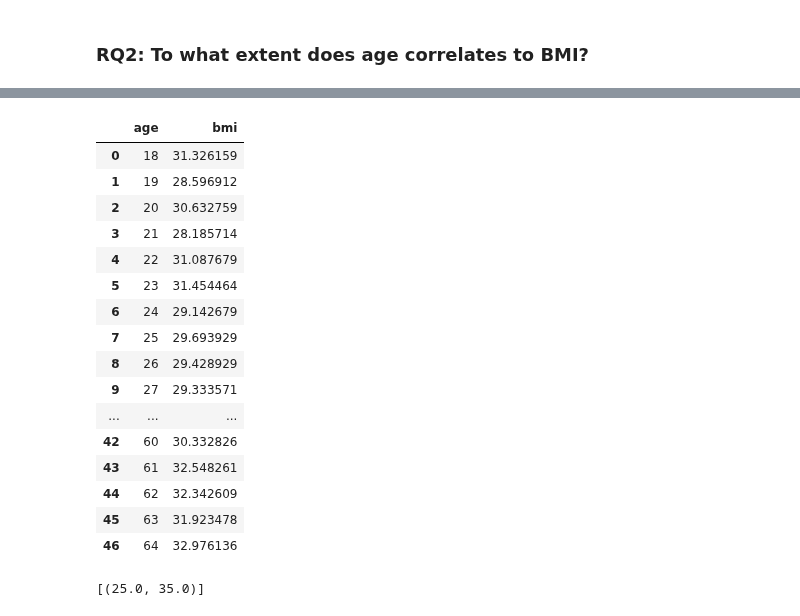
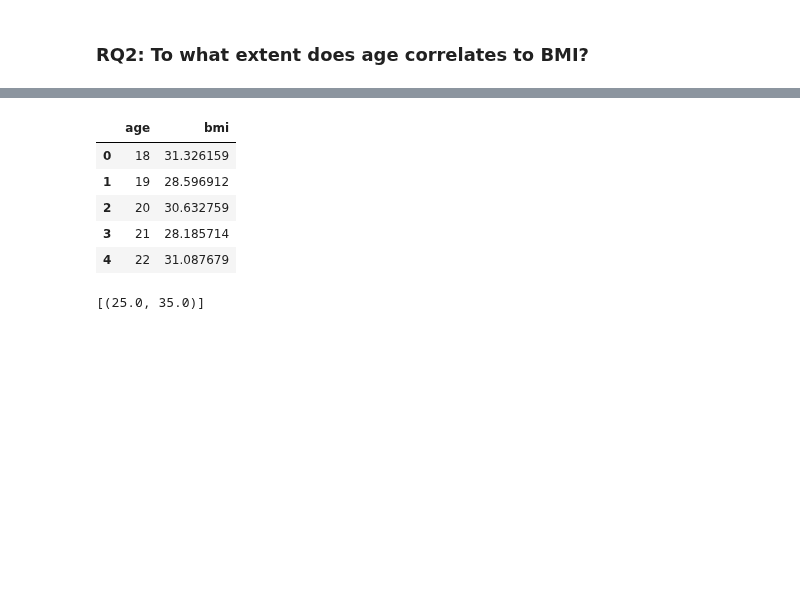
Before and after one commit to ubco-W2022T2-data301/project-group-group08, a Jupyter notebook: analysis/analysis2.ipynb, the cells around one changed output, grey strips where cells are left out. Cells and saved outputs as stored; diff of their text form; code cells hidden in the pictures; blank space fills up the shorter version.

```diff
--- a/analysis/analysis2.ipynb
+++ b/analysis/analysis2.ipynb
@@ -145,7 +106,8 @@ sns.pairplot(RQ1)
 ### RQ2: To what extent does age correlates to BMI?
 # %%
 health_filtered = healthcost.drop(['sex','children', 'smoker', 'region', 'charges'], axis = 1)
-health_filtered.dropna()
+health_filtered = health_filtered.dropna()
+health_filtered.head()
 # %% [output]
 |  | age | bmi |
 | 0 | 19 | 27.900 |
@@ -163,24 +118,13 @@ health_filtered.dropna()
 # %%
 BMIByAge = health_filtered.groupby(health_filtered['age'], as_index=False).mean()
-BMIByAge
+BMIByAge.head()
 # %% [output]
 |  | age | bmi |
 | 0 | 18 | 31.326159 |
 | 1 | 19 | 28.596912 |
 | 2 | 20 | 30.632759 |
 | 3 | 21 | 28.185714 |
 | 4 | 22 | 31.087679 |
-| 5 | 23 | 31.454464 |
-| 6 | 24 | 29.142679 |
-| 7 | 25 | 29.693929 |
-| 8 | 26 | 29.428929 |
-| 9 | 27 | 29.333571 |
-| ... | ... | ... |
-| 42 | 60 | 30.332826 |
-| 43 | 61 | 32.548261 |
-| 44 | 62 | 32.342609 |
-| 45 | 63 | 31.923478 |
-| 46 | 64 | 32.976136 |
 # %%
 sns.set(rc={'figure.figsize':(12,9)})
 sns.barplot(data = BMIByAge, x='age', y='bmi').set(ylim=(25, 35))
```
Also changed, not shown: parts of 7 cells of this notebook, 1 other file.
